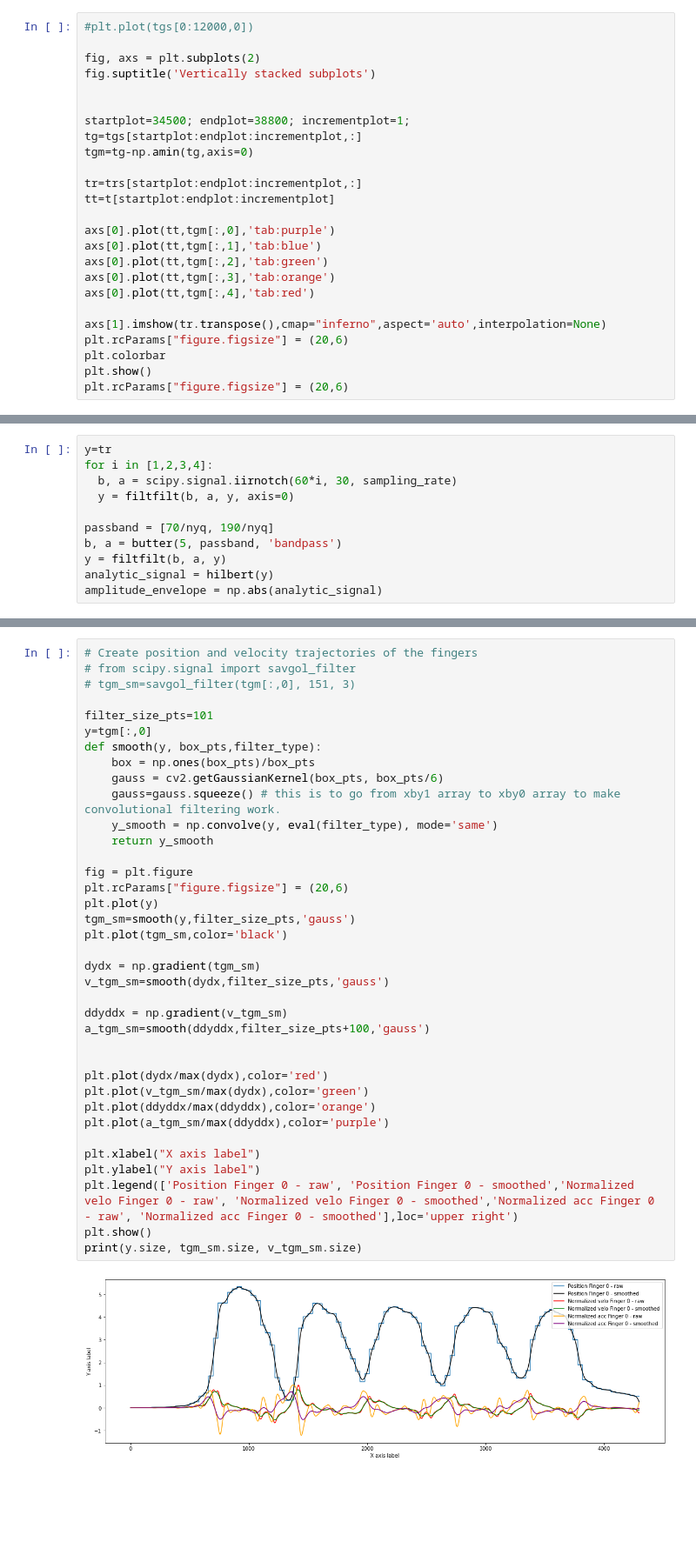
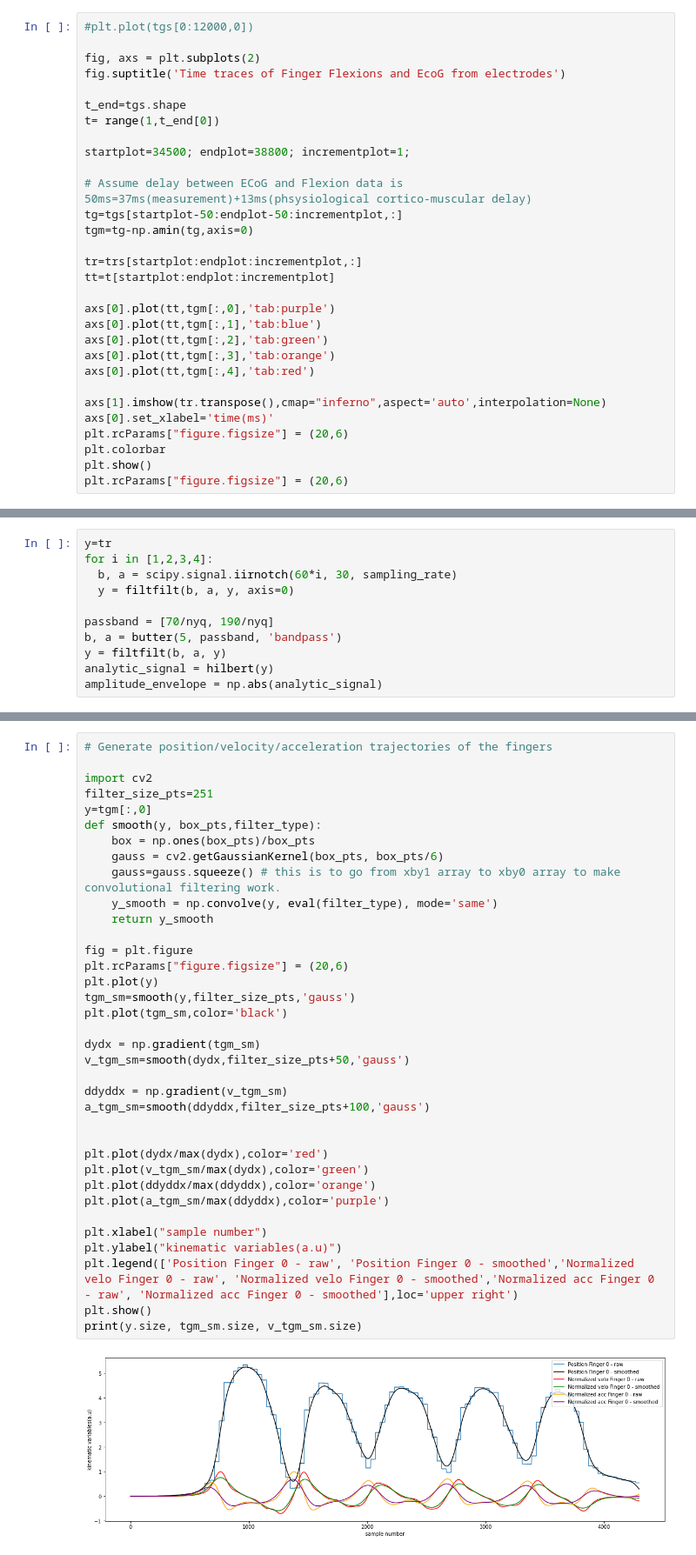
Before and after one commit to BugraKaytanli/Prediction-of-Finger-Flexion-from-ECoG, a Jupyter notebook: ECoG.ipynb, the cells around one changed output, grey strips where cells are left out. Shown at 87% size. Cells and saved outputs as stored; diff of their text form; blank space fills up the shorter version.

```diff
--- a/ECoG.ipynb
+++ b/ECoG.ipynb
@@ -27,11 +25,15 @@ print(tgs.shape)
 #plt.plot(tgs[0:12000,0])
 
 fig, axs = plt.subplots(2)
-fig.suptitle('Vertically stacked subplots')
+fig.suptitle('Time traces of Finger Flexions and EcoG from electrodes')
 
+t_end=tgs.shape
+t= range(1,t_end[0])
 
 startplot=34500; endplot=38800; incrementplot=1;
-tg=tgs[startplot:endplot:incrementplot,:]
+
+# Assume delay between ECoG and Flexion data is 50ms=37ms(measurement)+13ms(phsysiological cortico-muscular delay)
+tg=tgs[startplot-50:endplot-50:incrementplot,:]
 tgm=tg-np.amin(tg,axis=0)
 
 tr=trs[startplot:endplot:incrementplot,:]
@@ -44,6 +46,7 @@ axs[0].plot(tt,tgm[:,3],'tab:orange')
 axs[0].plot(tt,tgm[:,4],'tab:red')
 
 axs[1].imshow(tr.transpose(),cmap="inferno",aspect='auto',interpolation=None)
+axs[0].set_xlabel='time(ms)'
 plt.rcParams["figure.figsize"] = (20,6)
 plt.colorbar
 plt.show()
@@ -159,41 +122,40 @@ plt.rcParams["image.interpolation"] = None
 # %%
-# Create position and velocity trajectories of the fingers
-# from scipy.signal import savgol_filter
-# tgm_sm=savgol_filter(tgm[:,0], 151, 3)
+# Generate position/velocity/acceleration trajectories of the fingers
 
-filter_size_pts=101
+import cv2
+filter_size_pts=251
 y=tgm[:,0]
 def smooth(y, box_pts,filter_type):
     box = np.ones(box_pts)/box_pts
     gauss = cv2.getGaussianKernel(box_pts, box_pts/6)
     gauss=gauss.squeeze() # this is to go from xby1 array to xby0 array to make convolutional filtering work.
     y_smooth = np.convolve(y, eval(filter_type), mode='same')
     return y_smooth
 
 fig = plt.figure
 plt.rcParams["figure.figsize"] = (20,6)
 plt.plot(y)
 tgm_sm=smooth(y,filter_size_pts,'gauss')
 plt.plot(tgm_sm,color='black')
 
 dydx = np.gradient(tgm_sm)
-v_tgm_sm=smooth(dydx,filter_size_pts,'gauss')
+v_tgm_sm=smooth(dydx,filter_size_pts+50,'gauss')
 
 ddyddx = np.gradient(v_tgm_sm)
 a_tgm_sm=smooth(ddyddx,filter_size_pts+100,'gauss')
 
 
 plt.plot(dydx/max(dydx),color='red')
 plt.plot(v_tgm_sm/max(dydx),color='green')
 plt.plot(ddyddx/max(ddyddx),color='orange')
 plt.plot(a_tgm_sm/max(ddyddx),color='purple')
 
-plt.xlabel("X axis label")
-plt.ylabel("Y axis label")
+plt.xlabel("sample number")
+plt.ylabel("kinematic variables(a.u)")
 plt.legend(['Position Finger 0 - raw', 'Position Finger 0 - smoothed','Normalized velo Finger 0 - raw', 'Normalized velo Finger 0 - smoothed','Normalized acc Finger 0 - raw', 'Normalized acc Finger 0 - smoothed'],loc='upper right')
 plt.show()
 print(y.size, tgm_sm.size, v_tgm_sm.size)
 # %% [output]
-[figure, old version]
+[figure, new version]
 4300 4300 4300
 # %%
```
Also changed, not shown: parts of 23 cells of this notebook.
